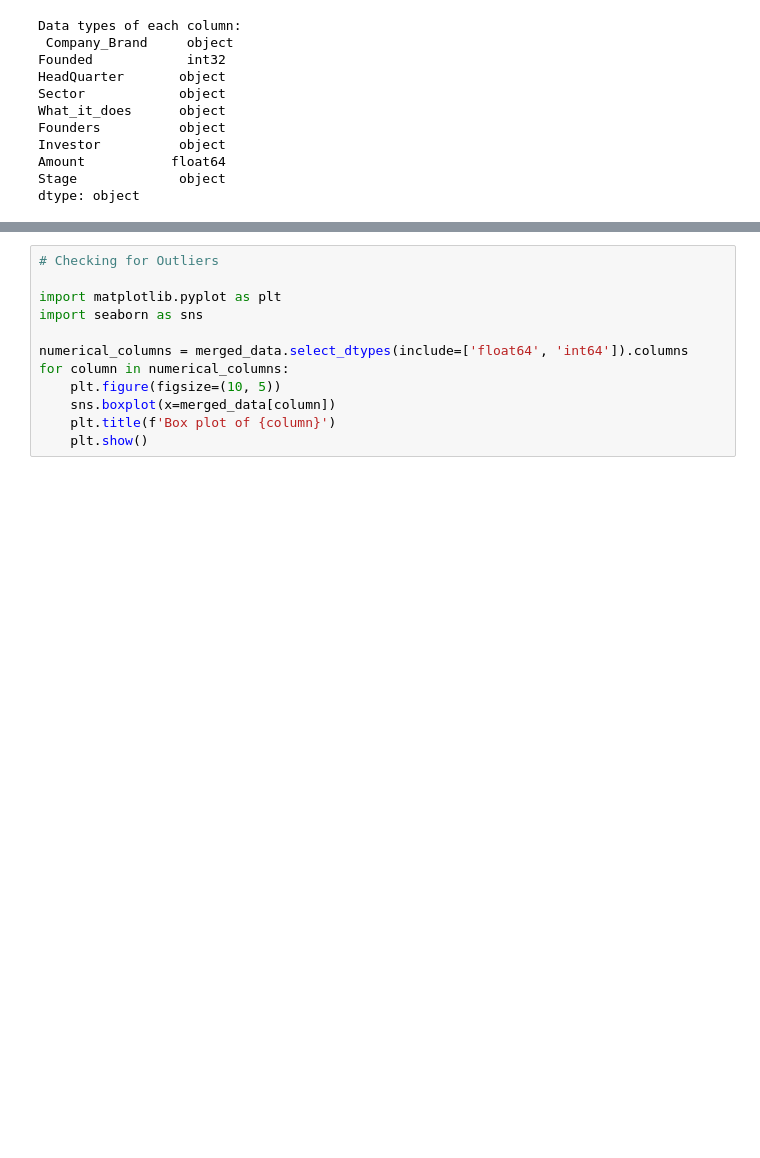
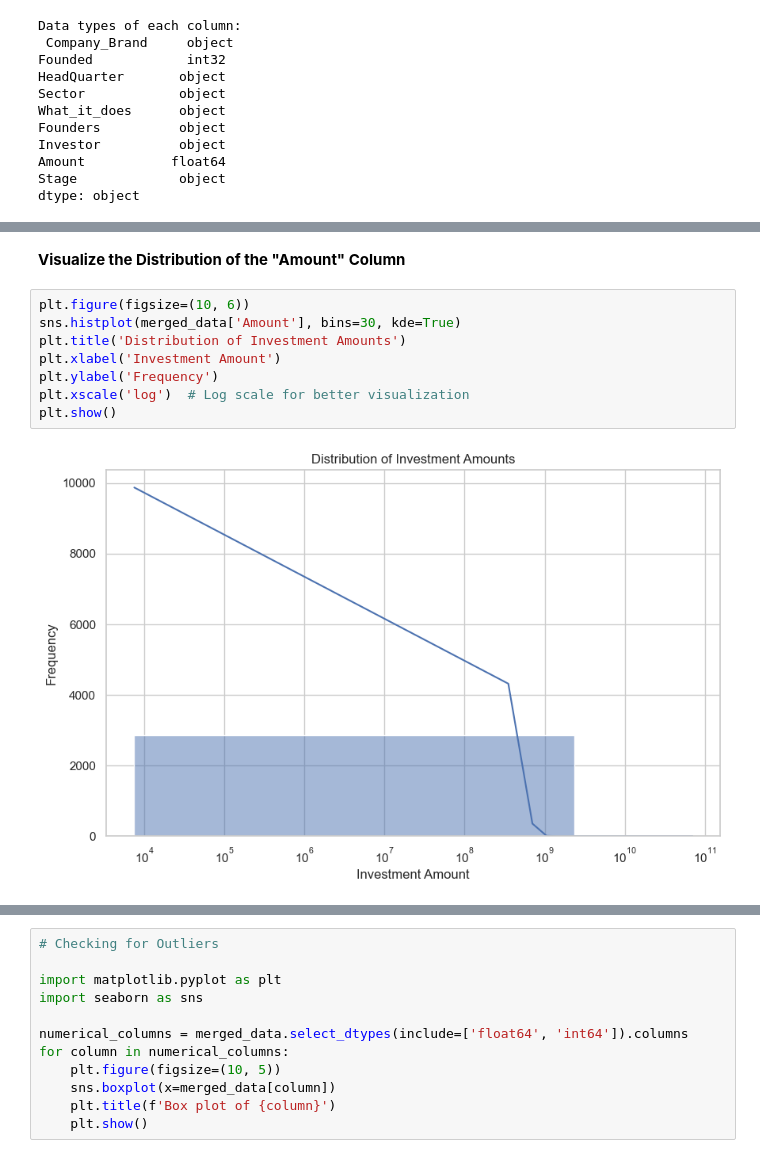
Before and after one commit to Ogoms/Analyzing-Indian-Startup-Funding-Trends-2018-2021-with-CRISP-DM, a Jupyter notebook: Notebook/Main.ipynb, the cells around one changed output, grey strips where cells are left out. Saved outputs shown, nothing was run; the diff lists cells and outputs as text; blank space fills up the shorter version.

```diff
--- a/Notebook/Main.ipynb
+++ b/Notebook/Main.ipynb
@@ -539,0 +576,12 @@ Name: count, Length: 75, dtype: int64
+# %% [markdown]
+**Visualize the Distribution of the "Amount" Column**
+# %%
+plt.figure(figsize=(10, 6))
+sns.histplot(merged_data['Amount'], bins=30, kde=True)
+plt.title('Distribution of Investment Amounts')
+plt.xlabel('Investment Amount')
+plt.ylabel('Frequency')
+plt.xscale('log')  # Log scale for better visualization
+plt.show()
+# %% [output]
+[figure, added]
```
Also changed, not shown: parts of 31 cells of this notebook.
